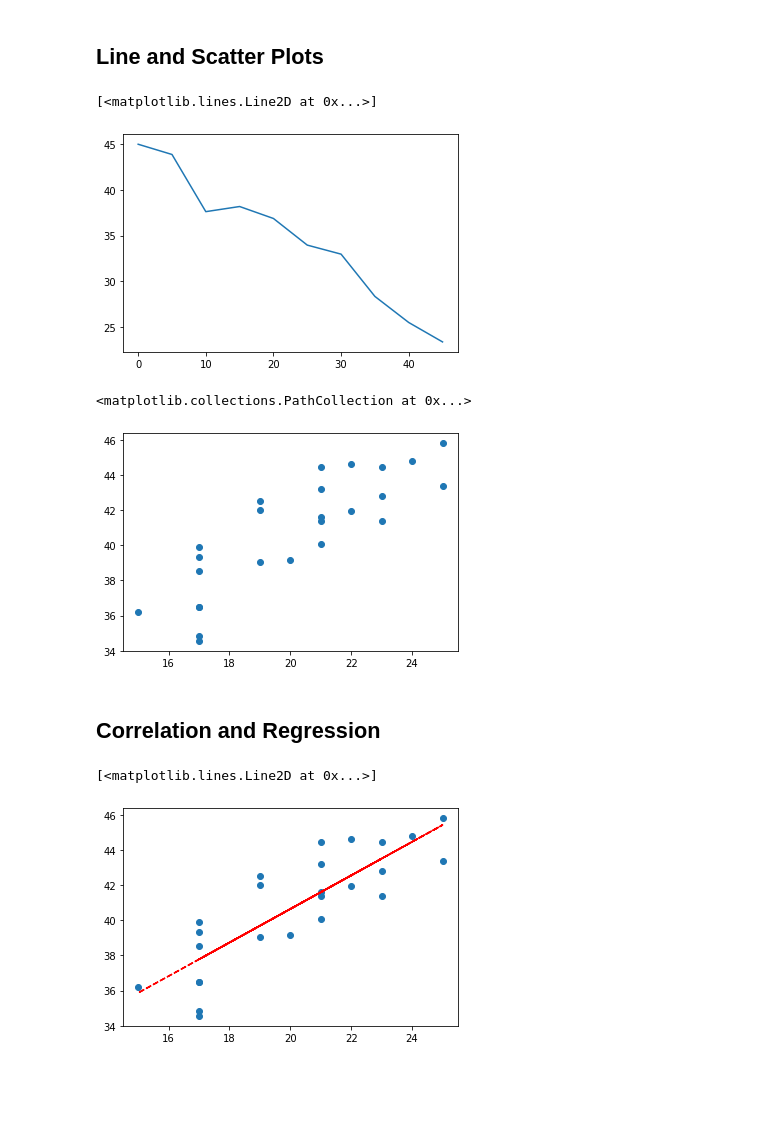
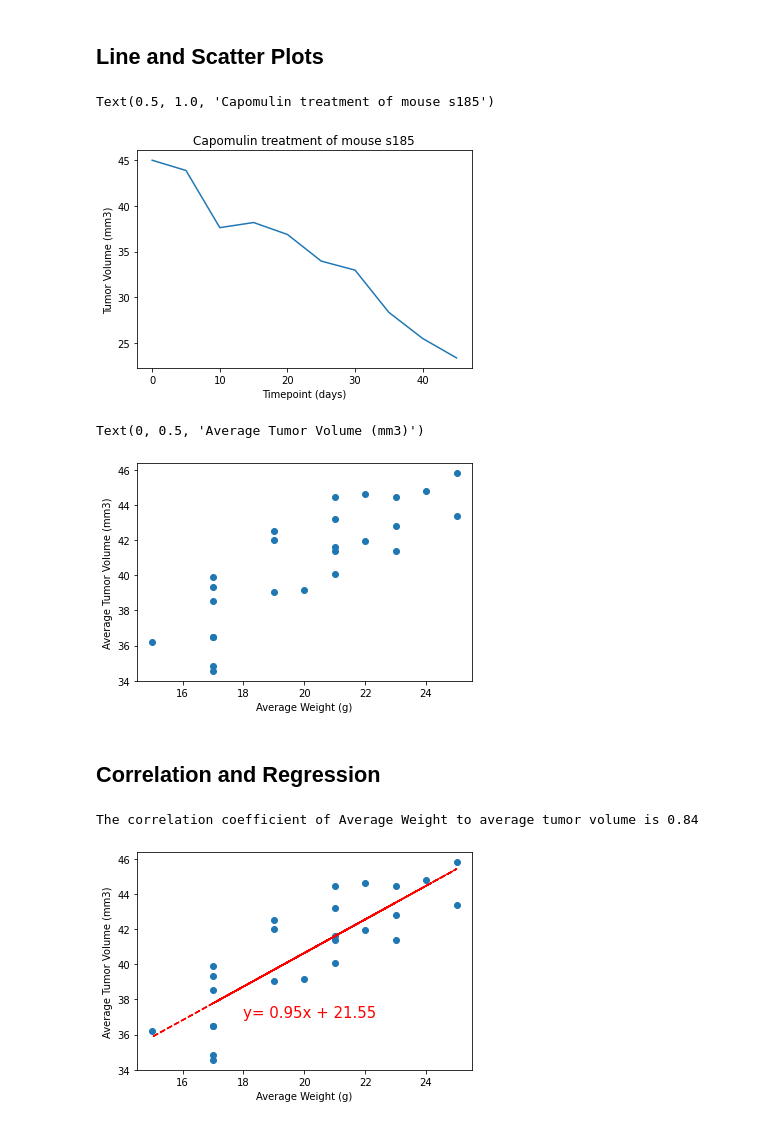
Before and after one commit to emmobley63/matplotlib-challenge, a Jupyter notebook: main.ipynb, the cells around one changed output. Cells and saved outputs as stored; diff of their text form; code cells hidden in the pictures; blank space fills up the shorter version.

Commit message:
,Added labels to the graphs

```diff
--- a/main.ipynb
+++ b/main.ipynb
@@ -290,13 +290,16 @@ for x in range(4):
 # %%
 # Generate a line plot of tumor volume vs. time point for a mouse treated with Capomulin
 cap_mouse = df_clean.loc[df_clean["Mouse ID"] == "s185"]
 x = cap_mouse["Timepoint"]
 y = cap_mouse["Tumor Volume (mm3)"]
 
 plt.plot(x,y)
+plt.xlabel("Timepoint (days)")
+plt.ylabel("Tumor Volume (mm3)")
+plt.title("Capomulin treatment of mouse s185")
 # %% [output]
-[<matplotlib.lines.Line2D at 0x...>]
+Text(0.5, 1.0, 'Capomulin treatment of mouse s185')
-[figure, old version]
+[figure, new version]
 # %%
 # Generate a scatter plot of average tumor volume vs. mouse weight for the Capomulin regimen
 cap = df_clean.loc[df_clean["Drug Regimen"] == "Capomulin"]
@@ -307,9 +310,11 @@ w = cap_id["Tumor Volume (mm3)"].mean()
 
 
 plt.scatter(z,w)
+plt.xlabel("Average Weight (g)")
+plt.ylabel("Average Tumor Volume (mm3)")
 # %% [output]
-<matplotlib.collections.PathCollection at 0x...>
+Text(0, 0.5, 'Average Tumor Volume (mm3)')
-[figure, old version]
+[figure, new version]
 # %% [markdown]
 ## Correlation and Regression
 # %%
@@ -321,6 +326,10 @@ regress_values = z * slope + intercept
 line_eq = "y= " + str(round(slope,2)) + "x + " + str(round(intercept,2))
 plt.scatter(z,w)
 plt.plot(z, regress_values,"--", color="red")
+plt.xlabel("Average Weight (g)")
+plt.ylabel("Average Tumor Volume (mm3)")
+plt.annotate(line_eq,(18, 37), fontsize=15, color="red")
+print(f"The correlation coefficient of Average Weight to average tumor volume is {round(rvalue,2)}")
 # %% [output]
-[<matplotlib.lines.Line2D at 0x...>]
+The correlation coefficient of Average Weight to average tumor volume is 0.84
-[figure, old version]
+[figure, new version]
```
